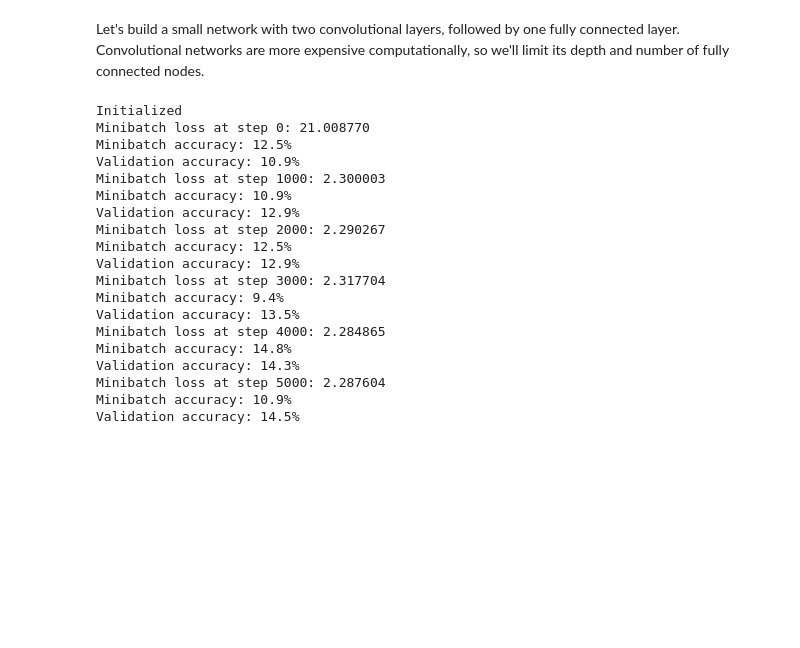
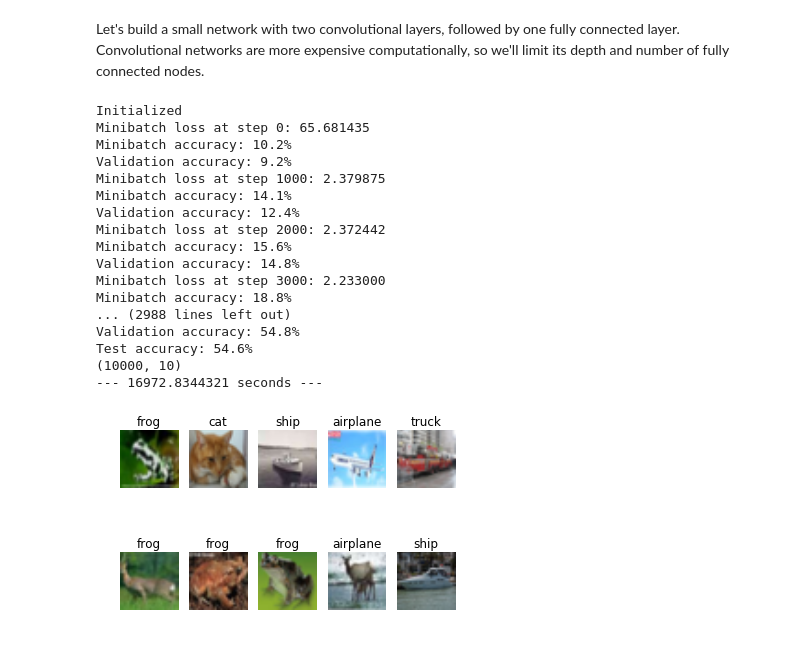
Before and after one commit to aramanucla/CIFARCNN, a Jupyter notebook: CNN.ipynb, the cells around one changed output. Drawn from its saved outputs; the diff is of its cells as text; code cells hidden in the pictures; blank space fills up the shorter version.

Commit message:
Add files via upload
Ran a 4 hour training session....for 55% test accuracy

```diff
--- a/CNN.ipynb
+++ b/CNN.ipynb
@@ -251,7 +251,7 @@ start_time = time.time()
 %matplotlib inline
 
 
-num_steps = 500000
+num_steps = 1000000
 final_test_prediction = np.zeros(test_set_size)
 
 with tf.Session(graph=graph) as session:
@@ -326,39 +326,39 @@ with tf.Session(graph=graph) as session:
   print("--- %s seconds ---" % (time.time() - start_time))
 # %% [output]
 Initialized
-Minibatch loss at step 0: 21.008770
-Minibatch accuracy: 12.5%
-Validation accuracy: 10.9%
-Minibatch loss at step 1000: 2.300003
-Minibatch accuracy: 10.9%
-Validation accuracy: 12.9%
-Minibatch loss at step 2000: 2.290267
-Minibatch accuracy: 12.5%
-Validation accuracy: 12.9%
-Minibatch loss at step 3000: 2.317704
-Minibatch accuracy: 9.4%
-Validation accuracy: 13.5%
-Minibatch loss at step 4000: 2.284865
-Minibatch accuracy: 14.8%
-Validation accuracy: 14.3%
-Minibatch loss at step 5000: 2.287604
-Minibatch accuracy: 10.9%
-Validation accuracy: 14.5%
+Minibatch loss at step 0: 65.681435
+Minibatch accuracy: 10.2%
+Validation accuracy: 9.2%
+Minibatch loss at step 1000: 2.379875
+Minibatch accuracy: 14.1%
+Validation accuracy: 12.4%
+Minibatch loss at step 2000: 2.372442
+Minibatch accuracy: 15.6%
+Validation accuracy: 14.8%
+Minibatch loss at step 3000: 2.233000
+Minibatch accuracy: 18.8%
+... (2988 lines left out)
+Validation accuracy: 54.8%
+Test accuracy: 54.6%
+(10000, 10)
+--- 16972.8344321 seconds ---
 # %%
 def display_results(data, one_hot_prediction, sample_size):
     data_size = data.shape[0]
     data_reshaped = data.reshape(data_size, 32, 32, 3)
     random_nums = random.sample(range(data_size),sample_size )
     for i, num in enumerate(random_nums):
-        img = data_reshaped[num, :, :, :]
-        img = img.reshape(3,32,32).transpose(1,2,0)
+        img = -data_reshaped[num, :, :, :]
+        #img = img.reshape(3,32,32).transpose(1,2,0)
         plt.subplot(2, 5, i+1)
         plt.axis('off')
         label_list = one_hot_prediction[num].tolist()
         max_value = max(label_list)
         label_num = label_list.index(max_value)
         plt.title(label_metadata['label_names'][label_num])
         plt.imshow(-1*img)
 
 result_sample_size = 10
 display_results(test_data, final_test_prediction, result_sample_size)
+# %% [output]
+[figure, added]
```
